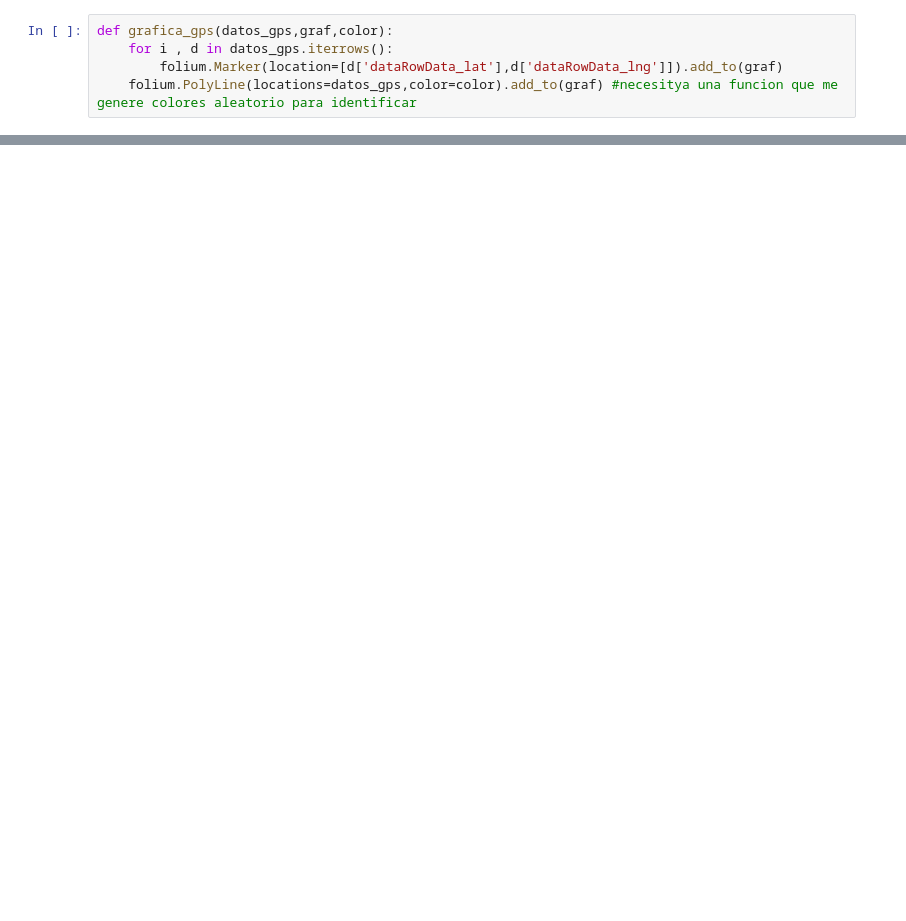
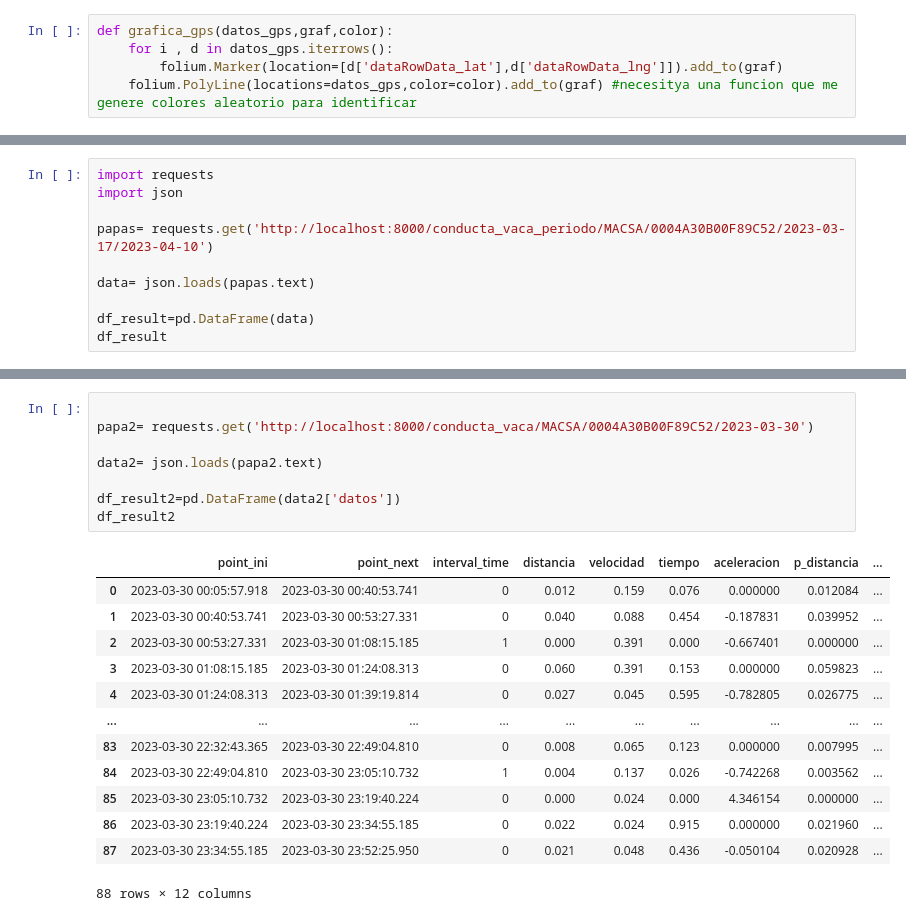
Before and after one commit to Arii95/PF_Henry, a Jupyter notebook: base_datos_basto.ipynb, the cells around one changed output, grey strips where cells are left out. Saved outputs shown, nothing was run; the diff lists cells and outputs as text; blank space fills up the shorter version.

```diff
--- a/base_datos_basto.ipynb
+++ b/base_datos_basto.ipynb
@@ -446,0 +714,10 @@ Fecha de finalización de la semana: 2022-08-07
+# %%
+import requests
+import json
+
+papas= requests.get('http://localhost:8000/conducta_vaca_periodo/MACSA/0004A30B00F89C52/2023-03-17/2023-04-10')
+
+data= json.loads(papas.text)
+
+df_result=pd.DataFrame(data)
+df_result
@@ -446,0 +734,22 @@ Fecha de finalización de la semana: 2022-08-07
+# %%
+
+papa2= requests.get('http://localhost:8000/conducta_vaca/MACSA/0004A30B00F89C52/2023-03-30')
+
+data2= json.loads(papa2.text)
+
+df_result2=pd.DataFrame(data2['datos'])
+df_result2
+# %% [output]
+|  | point_ini | point_next | interval_time | distancia | velocidad | tiempo | aceleracion | p_distancia | ... |
+| 0 | 2023-03-30 00:05:57.918 | 2023-03-30 00:40:53.741 | 0 | 0.012 | 0.159 | 0.076 | 0.000000 | 0.012084 | ... |
+| 1 | 2023-03-30 00:40:53.741 | 2023-03-30 00:53:27.331 | 0 | 0.040 | 0.088 | 0.454 | -0.187831 | 0.039952 | ... |
+| 2 | 2023-03-30 00:53:27.331 | 2023-03-30 01:08:15.185 | 1 | 0.000 | 0.391 | 0.000 | -0.667401 | 0.000000 | ... |
+| 3 | 2023-03-30 01:08:15.185 | 2023-03-30 01:24:08.313 | 0 | 0.060 | 0.391 | 0.153 | 0.000000 | 0.059823 | ... |
+| 4 | 2023-03-30 01:24:08.313 | 2023-03-30 01:39:19.814 | 0 | 0.027 | 0.045 | 0.595 | -0.782805 | 0.026775 | ... |
+| ... | ... | ... | ... | ... | ... | ... | ... | ... | ... |
+| 83 | 2023-03-30 22:32:43.365 | 2023-03-30 22:49:04.810 | 0 | 0.008 | 0.065 | 0.123 | 0.000000 | 0.007995 | ... |
+| 84 | 2023-03-30 22:49:04.810 | 2023-03-30 23:05:10.732 | 1 | 0.004 | 0.137 | 0.026 | -0.742268 | 0.003562 | ... |
+| 85 | 2023-03-30 23:05:10.732 | 2023-03-30 23:19:40.224 | 0 | 0.000 | 0.024 | 0.000 | 4.346154 | 0.000000 | ... |
+| 86 | 2023-03-30 23:19:40.224 | 2023-03-30 23:34:55.185 | 0 | 0.022 | 0.024 | 0.915 | 0.000000 | 0.021960 | ... |
+| 87 | 2023-03-30 23:34:55.185 | 2023-03-30 23:52:25.950 | 0 | 0.021 | 0.048 | 0.436 | -0.050104 | 0.020928 | ... |
+88 rows × 12 columns
```
Also changed, not shown: parts of 116 cells of this notebook, 6 other files.
